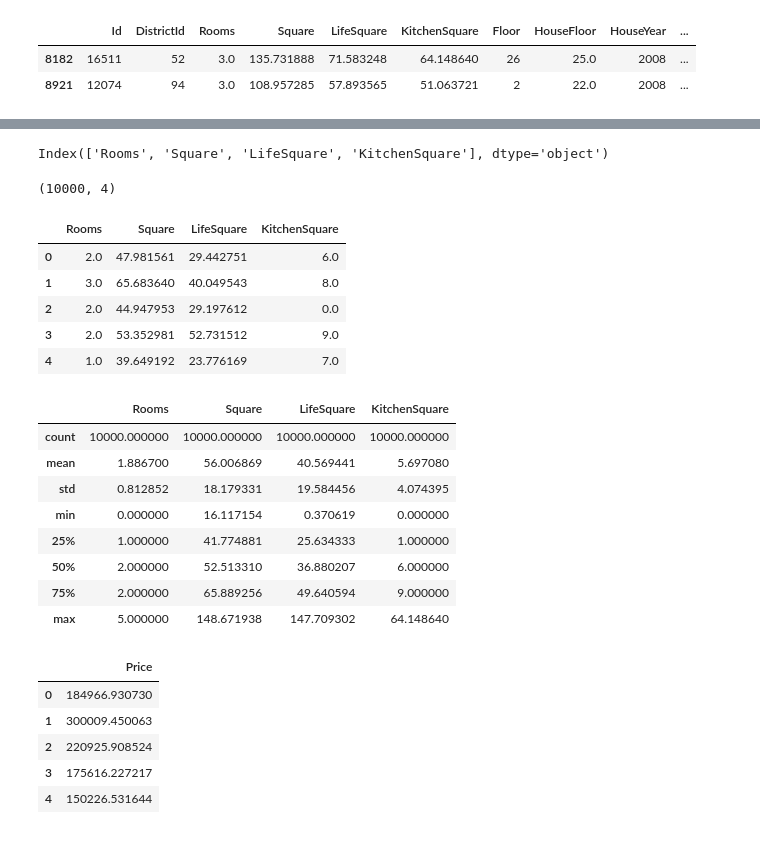
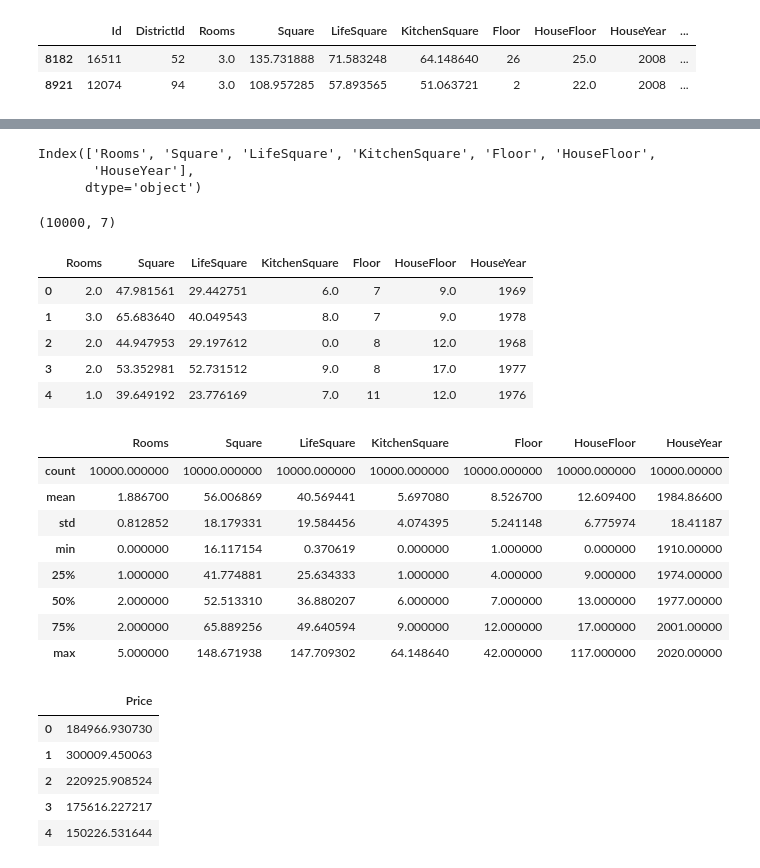
Before and after one commit to zirfuz/python_data_science, a Jupyter notebook: kurs1.ipynb, the cells around one changed output, grey strips where cells are left out. Cells and saved outputs as stored; diff of their text form; code cells hidden in the pictures.

```diff
--- a/kurs1.ipynb
+++ b/kurs1.ipynb
@@ -177,9 +177,9 @@ feats = [
     'Square',
     'LifeSquare',
     'KitchenSquare',
-   # 'Floor',
-  #  'HouseFloor',
-  #   'HouseYear',
+    'Floor',
+    'HouseFloor',
+    'HouseYear',
 #     'Ecology_1',
 #     'Ecology_2',
 #     'Ecology_3',
@@ -191,54 +191,56 @@ feats = [
  #   'Shops_1',
 #     'Shops_2',
     ]
 
-X = pd.DataFrame(data, columns=feature_names)
+X = pd.DataFrame(data, columns=feats)
 #X['FloorRev'] = X['HouseFloor'] - X['Floor']
 
 def _ctgr(feat):
     try:
         X[feat] = X[feat].astype('category')
     except:
         pass
 
 _ctgr('DistrictId')
 # _ctgr('Rooms')
 # _ctgr('Floor')
 # _ctgr('FloorRev')
 # _ctgr('HouseFloor')
 # _ctgr('HouseYear')
 # _ctgr('Ecology_2')
 # _ctgr('Ecology_3')
 # _ctgr('Healthcare_2')
 # _ctgr('Shops_1')
 # _ctgr('Shops_2')
 
 X = pd.get_dummies(X)
 
 display(X.columns)
 display(X.shape)
 X.head()
 # %% [output]
-Index(['Rooms', 'Square', 'LifeSquare', 'KitchenSquare'], dtype='object')
+Index(['Rooms', 'Square', 'LifeSquare', 'KitchenSquare', 'Floor', 'HouseFloor',
+       'HouseYear'],
+      dtype='object')
-(10000, 4)
+(10000, 7)
-|  | Rooms | Square | LifeSquare | KitchenSquare |
-| 0 | 2.0 | 47.981561 | 29.442751 | 6.0 |
-| 1 | 3.0 | 65.683640 | 40.049543 | 8.0 |
-| 2 | 2.0 | 44.947953 | 29.197612 | 0.0 |
-| 3 | 2.0 | 53.352981 | 52.731512 | 9.0 |
-| 4 | 1.0 | 39.649192 | 23.776169 | 7.0 |
+|  | Rooms | Square | LifeSquare | KitchenSquare | Floor | HouseFloor | HouseYear |
+| 0 | 2.0 | 47.981561 | 29.442751 | 6.0 | 7 | 9.0 | 1969 |
+| 1 | 3.0 | 65.683640 | 40.049543 | 8.0 | 7 | 9.0 | 1978 |
+| 2 | 2.0 | 44.947953 | 29.197612 | 0.0 | 8 | 12.0 | 1968 |
+| 3 | 2.0 | 53.352981 | 52.731512 | 9.0 | 8 | 17.0 | 1977 |
+| 4 | 1.0 | 39.649192 | 23.776169 | 7.0 | 11 | 12.0 | 1976 |
 # %%
 X.describe()
 # %% [output]
-|  | Rooms | Square | LifeSquare | KitchenSquare |
-| count | 10000.000000 | 10000.000000 | 10000.000000 | 10000.000000 |
-| mean | 1.886700 | 56.006869 | 40.569441 | 5.697080 |
-| std | 0.812852 | 18.179331 | 19.584456 | 4.074395 |
-| min | 0.000000 | 16.117154 | 0.370619 | 0.000000 |
-| 25% | 1.000000 | 41.774881 | 25.634333 | 1.000000 |
-| 50% | 2.000000 | 52.513310 | 36.880207 | 6.000000 |
-| 75% | 2.000000 | 65.889256 | 49.640594 | 9.000000 |
-| max | 5.000000 | 148.671938 | 147.709302 | 64.148640 |
+|  | Rooms | Square | LifeSquare | KitchenSquare | Floor | HouseFloor | HouseYear |
+| count | 10000.000000 | 10000.000000 | 10000.000000 | 10000.000000 | 10000.000000 | 10000.000000 | 10000.00000 |
+| mean | 1.886700 | 56.006869 | 40.569441 | 5.697080 | 8.526700 | 12.609400 | 1984.86600 |
+| std | 0.812852 | 18.179331 | 19.584456 | 4.074395 | 5.241148 | 6.775974 | 18.41187 |
+| min | 0.000000 | 16.117154 | 0.370619 | 0.000000 | 1.000000 | 0.000000 | 1910.00000 |
+| 25% | 1.000000 | 41.774881 | 25.634333 | 1.000000 | 4.000000 | 9.000000 | 1974.00000 |
+| 50% | 2.000000 | 52.513310 | 36.880207 | 6.000000 | 7.000000 | 13.000000 | 1977.00000 |
+| 75% | 2.000000 | 65.889256 | 49.640594 | 9.000000 | 12.000000 | 17.000000 | 2001.00000 |
+| max | 5.000000 | 148.671938 | 147.709302 | 64.148640 | 42.000000 | 117.000000 | 2020.00000 |
 # %%
 y = pd.DataFrame(data, columns=['Price'])
 y.head()
```
Also changed, not shown: parts of 3 cells of this notebook.
